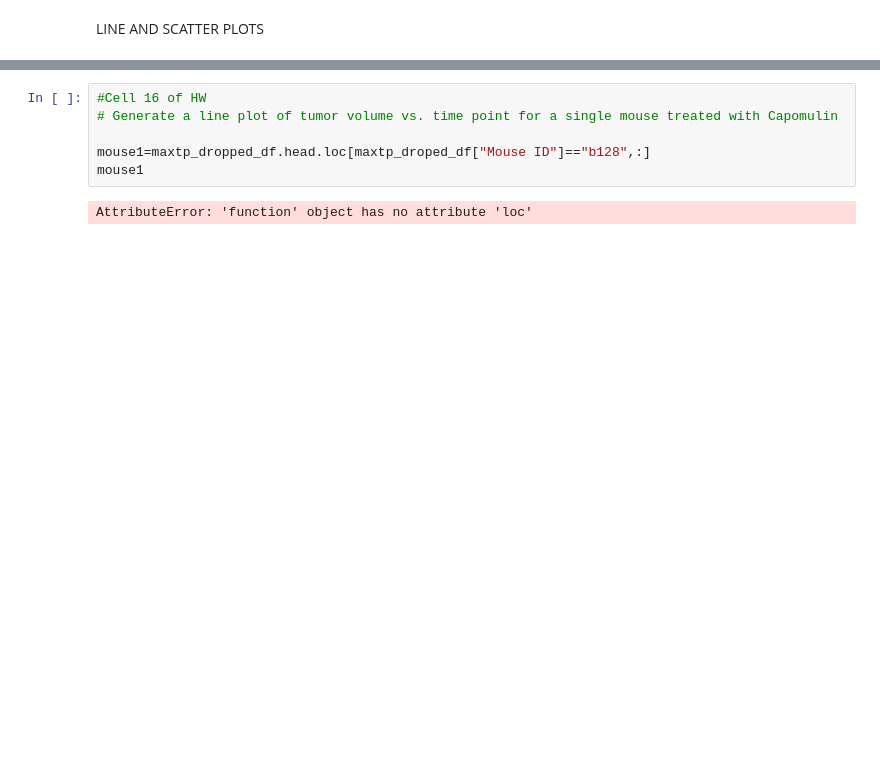
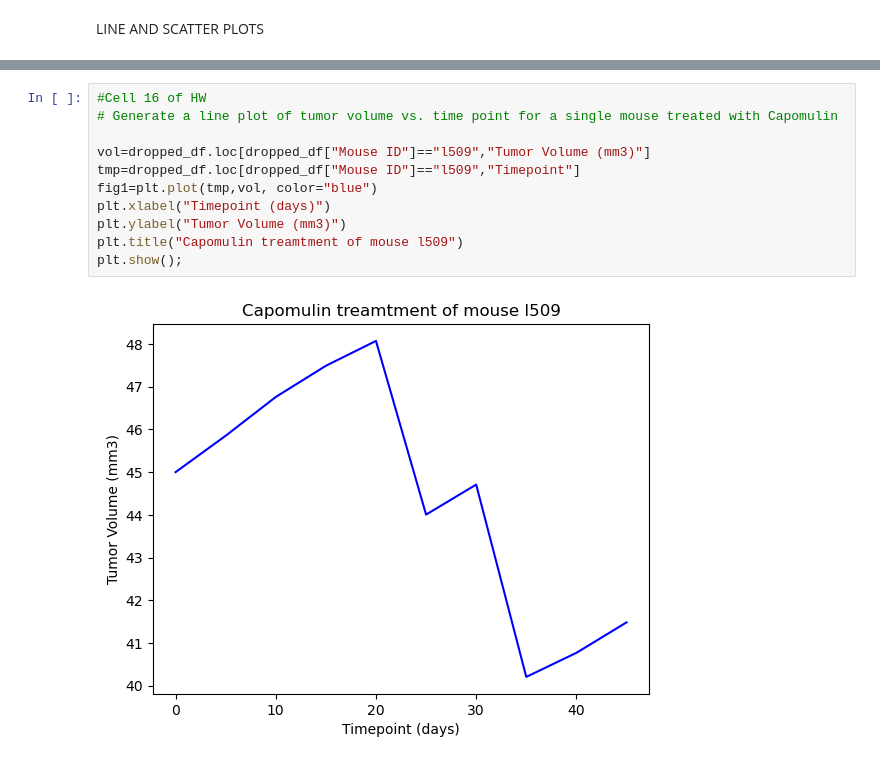
Before and after one commit to RamirezMaribel/data_visualization_challenge, a Jupyter notebook: Starter_Code/Pymaceuticals/pymaceuticals_hw.ipynb, the cells around one changed output, grey strips where cells are left out. Saved outputs shown, nothing was run; the diff lists cells and outputs as text; blank space fills up the shorter version.

```diff
--- a/Starter_Code/Pymaceuticals/pymaceuticals_hw.ipynb
+++ b/Starter_Code/Pymaceuticals/pymaceuticals_hw.ipynb
@@ -392,8 +440,13 @@ LINE AND SCATTER PLOTS
 # %%
 #Cell 16 of HW
 # Generate a line plot of tumor volume vs. time point for a single mouse treated with Capomulin
 
-mouse1=maxtp_dropped_df.head.loc[maxtp_droped_df["Mouse ID"]=="b128",:]
-mouse1
+vol=dropped_df.loc[dropped_df["Mouse ID"]=="l509","Tumor Volume (mm3)"]
+tmp=dropped_df.loc[dropped_df["Mouse ID"]=="l509","Timepoint"]
+fig1=plt.plot(tmp,vol, color="blue")
+plt.xlabel("Timepoint (days)")
+plt.ylabel("Tumor Volume (mm3)")
+plt.title("Capomulin treamtment of mouse l509")
+plt.show();
 # %% [output]
-AttributeError: 'function' object has no attribute 'loc'
+[figure, added]
```
Also changed, not shown: parts of 12 cells of this notebook.
